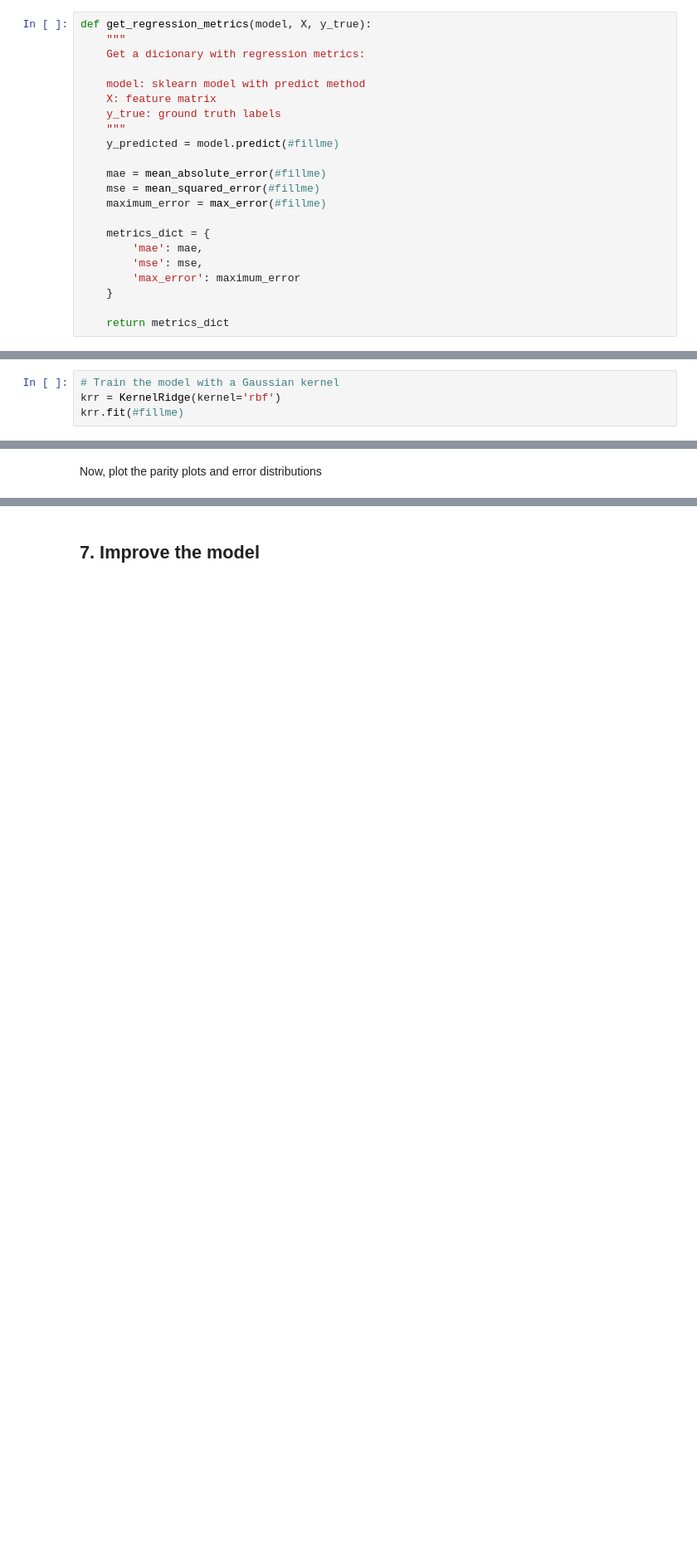
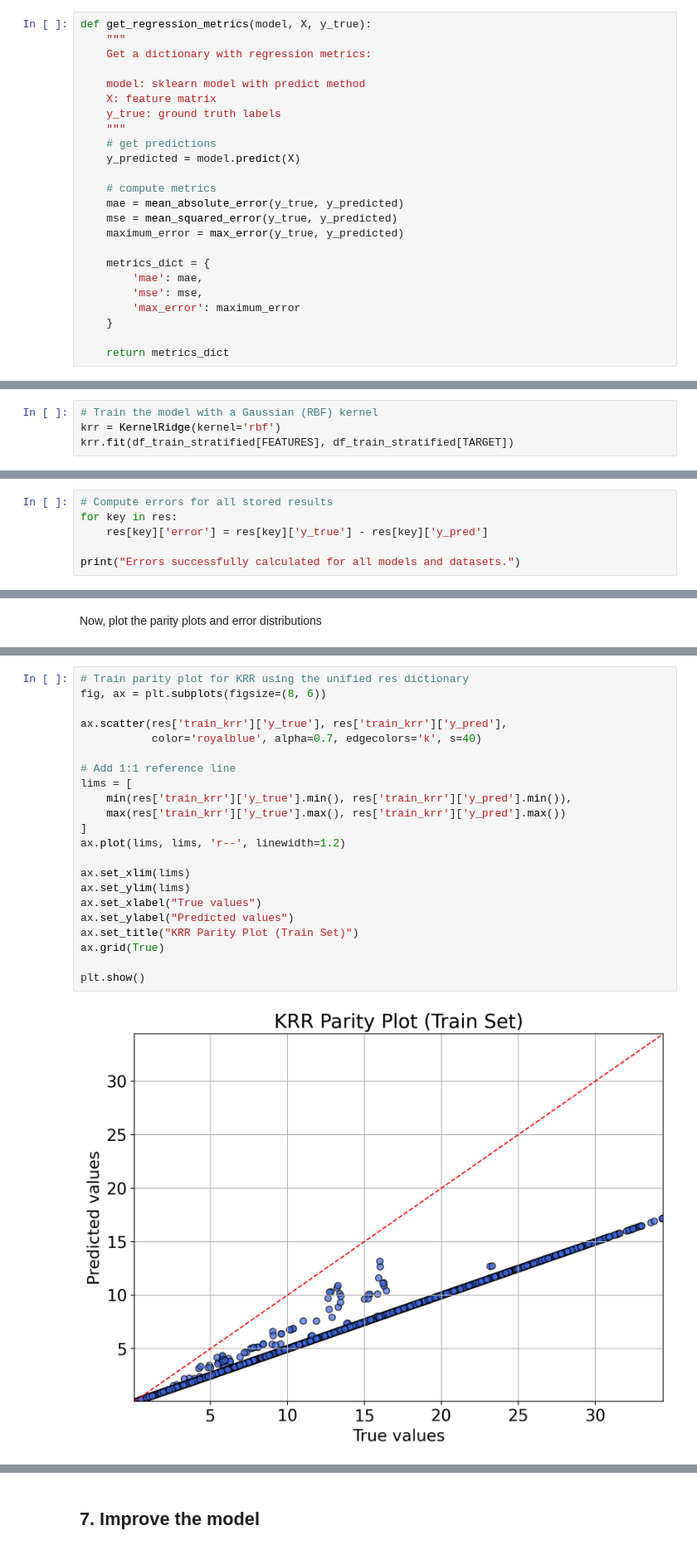
Before and after one commit to Noah-Paga/ModLab, a Jupyter notebook: ML_project_3/groupT_block3_project.ipynb, the cells around one changed output, grey strips where cells are left out. Shown at 83% size. Drawn from its saved outputs; the diff is of its cells as text; blank space fills up the shorter version.

```diff
--- a/ML_project_3/groupT_block3_project.ipynb
+++ b/ML_project_3/groupT_block3_project.ipynb
@@ -746,17 +746,19 @@ as well as the maximum error.
 # %%
 def get_regression_metrics(model, X, y_true):
     """
-    Get a dicionary with regression metrics:
+    Get a dictionary with regression metrics:
 
     model: sklearn model with predict method
     X: feature matrix
     y_true: ground truth labels
     """
-    y_predicted = model.predict(#fillme)
+    # get predictions
+    y_predicted = model.predict(X)
 
-    mae = mean_absolute_error(#fillme)
-    mse = mean_squared_error(#fillme)
-    maximum_error = max_error(#fillme)
+    # compute metrics
+    mae = mean_absolute_error(y_true, y_predicted)
+    mse = mean_squared_error(y_true, y_predicted)
+    maximum_error = max_error(y_true, y_predicted)
 
     metrics_dict = {
         'mae': mae,
@@ -792,6 +813,6 @@ You can try different kernels, but we recommend to start with the Gaussian radia
 - Train it and then calculate the performance metrics on the training and test set. How do they compare to the performance of the dummy models?
 - What is the shape of the Kernel and of the weights? (you can check your answer by looking at the `dual_coef_` attribute of the KRR instance. You can get shapes of objects using the `shape` atrribute
 # %%
-# Train the model with a Gaussian kernel
+# Train the model with a Gaussian (RBF) kernel
 krr = KernelRidge(kernel='rbf')
-krr.fit(#fillme)
+krr.fit(df_train_stratified[FEATURES], df_train_stratified[TARGET])
@@ -843,0 +895,6 @@ res_test["error"] = res_test["y true"] - res_test["y pred"]
+# %%
+# Compute errors for all stored results
+for key in res:
+    res[key]['error'] = res[key]['y_true'] - res[key]['y_pred']
+
+print("Errors successfully calculated for all models and datasets.")
@@ -865,0 +920,24 @@ hist_density(res_test['y true'], res_test['y pred'], xlabel='y true', ylabel='y
+# %%
+# Train parity plot for KRR using the unified res dictionary
+fig, ax = plt.subplots(figsize=(8, 6))
+
+ax.scatter(res['train_krr']['y_true'], res['train_krr']['y_pred'],
+           color='royalblue', alpha=0.7, edgecolors='k', s=40)
+
+# Add 1:1 reference line
+lims = [
+    min(res['train_krr']['y_true'].min(), res['train_krr']['y_pred'].min()),
+    max(res['train_krr']['y_true'].max(), res['train_krr']['y_pred'].max())
+]
+ax.plot(lims, lims, 'r--', linewidth=1.2)
+
+ax.set_xlim(lims)
+ax.set_ylim(lims)
+ax.set_xlabel("True values")
+ax.set_ylabel("Predicted values")
+ax.set_title("KRR Parity Plot (Train Set)")
+ax.grid(True)
+
+plt.show()
+# %% [output]
+[figure, added]
```
Also changed, not shown: parts of 15 cells of this notebook.
